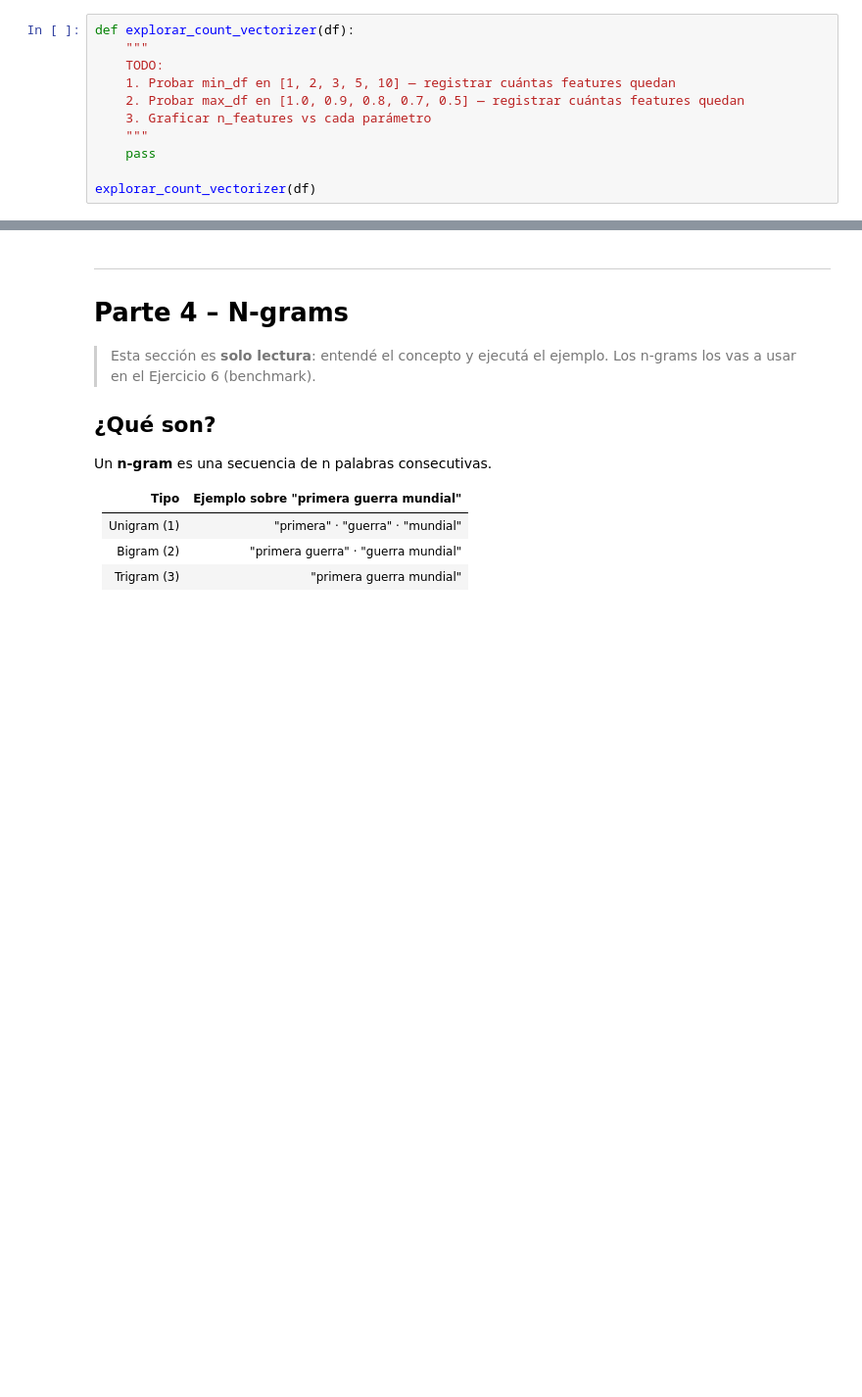
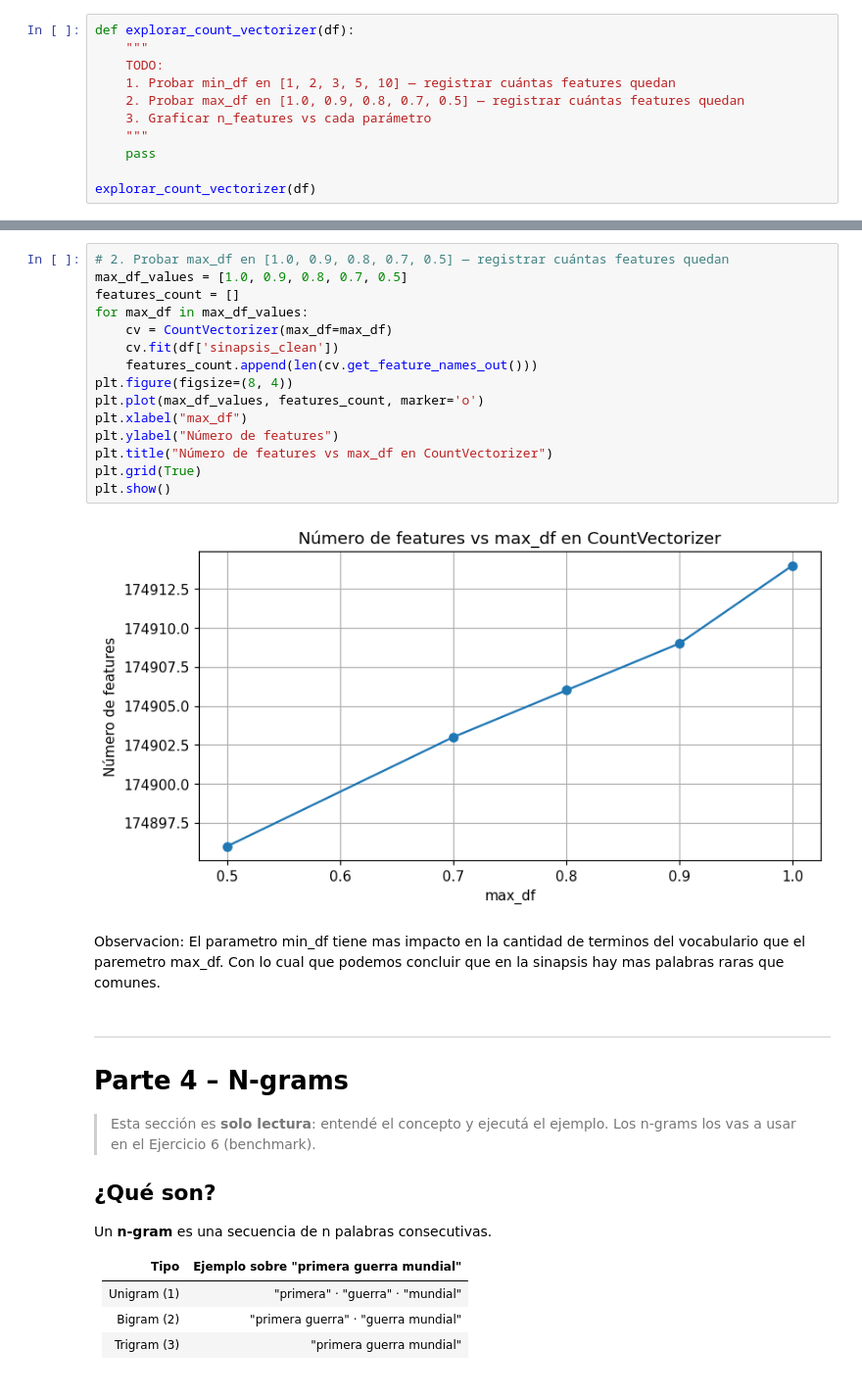
Before and after one commit to gcasado0/nlp-practica, a Jupyter notebook: practica_vectorizacion_frecuentista.ipynb, the cells around one changed output, grey strips where cells are left out. Shown at 98% size. Saved outputs shown, nothing was run; the diff lists cells and outputs as text; blank space fills up the shorter version.

```diff
--- a/practica_vectorizacion_frecuentista.ipynb
+++ b/practica_vectorizacion_frecuentista.ipynb
@@ -523,3 +560,23 @@ explorar_count_vectorizer(df)
+# %%
+# 2. Probar max_df en [1.0, 0.9, 0.8, 0.7, 0.5] — registrar cuántas features quedan
+max_df_values = [1.0, 0.9, 0.8, 0.7, 0.5]
+features_count = []
+for max_df in max_df_values:
+    cv = CountVectorizer(max_df=max_df)
+    cv.fit(df['sinapsis_clean'])
+    features_count.append(len(cv.get_feature_names_out()))
+plt.figure(figsize=(8, 4))
+plt.plot(max_df_values, features_count, marker='o')
+plt.xlabel("max_df")
+plt.ylabel("Número de features")
+plt.title("Número de features vs max_df en CountVectorizer")
+plt.grid(True)
+plt.show()
+# %% [output]
+[figure, added]
+# %% [markdown]
+Observacion: El parametro min_df tiene mas impacto en la cantidad de terminos del vocabulario que el paremetro max_df.
+Con lo cual que podemos concluir que en la sinapsis hay mas palabras raras que comunes.
 # %% [markdown]
 ---
 # Parte 4 – N-grams
```
Also changed, not shown: parts of 16 cells of this notebook.
